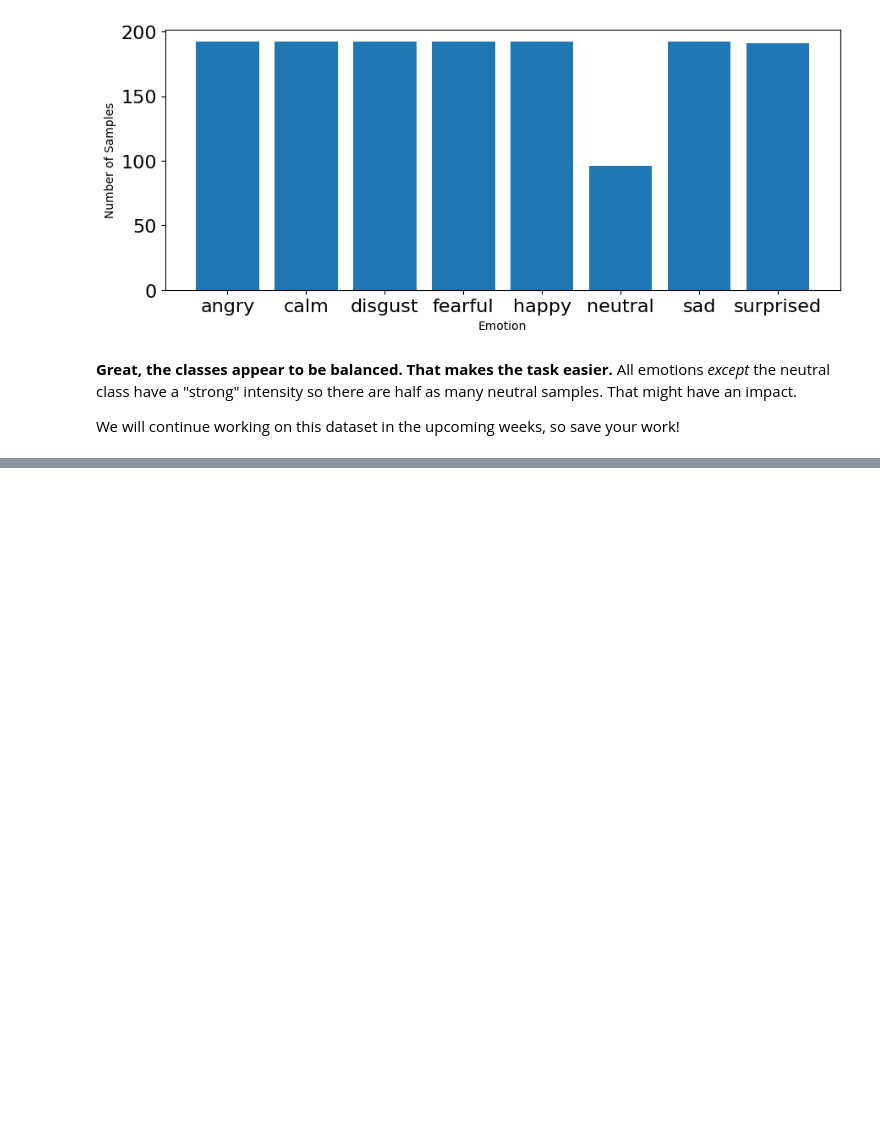
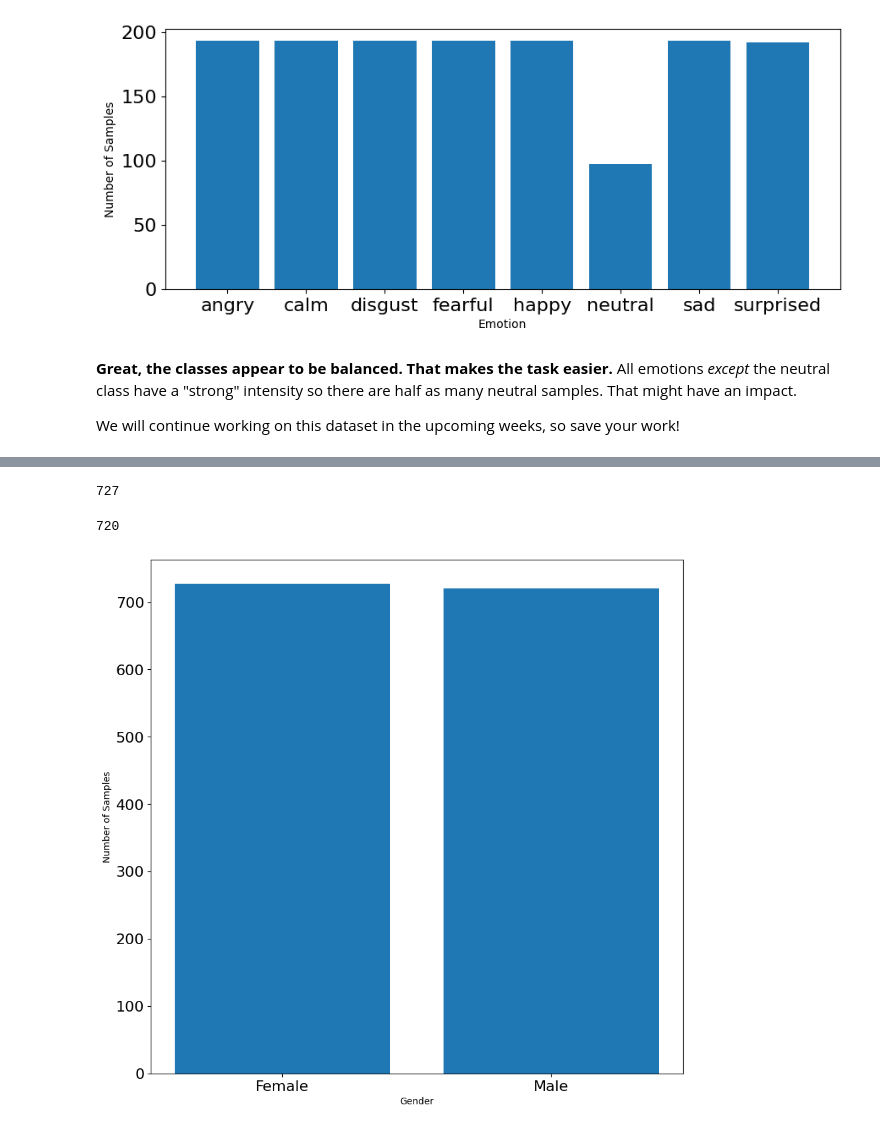
Before and after one commit to triane/Week2_DataPreprocessing, a Jupyter notebook: Week 2.ipynb, the cells around one changed output, grey strips where cells are left out. Saved outputs shown, nothing was run; the diff lists cells and outputs as text; code cells hidden in the pictures; blank space fills up the shorter version.

```diff
--- a/Week 2.ipynb
+++ b/Week 2.ipynb
@@ -717,0 +723,17 @@ We will continue working on this dataset in the upcoming weeks, so save your wor
+# %%
+
+def load_data_gender():
+    femaleActor = 0
+    maleActor = 0
+    for file in glob.glob("/content/drive/MyDrive/IAT 360/Audio Data/Actor_*/*.wav"):
+    #for file in [list_]:
+        file_name=os.path.basename(file)
+
+        gender=file_name.split("-")[6].strip('.wav')
+        num = int(gender)
+        if num % 2 == 0:
+          femaleActor += 1
+          #print(femaleActor)
+        else:
+          maleActor += 1
+    return femaleActor, maleActor
@@ -717,0 +742,8 @@ We will continue working on this dataset in the upcoming weeks, so save your wor
+# %%
+print(f)
+# %% [output]
+727
+# %%
+m
+# %% [output]
+720
@@ -717,0 +752,14 @@ We will continue working on this dataset in the upcoming weeks, so save your wor
+# %%
+#plot gender bias
+plt.figure(figsize=(35,10))
+plt.subplot(1,3,1)
+f,m =load_data_gender()
+plt.bar(x=range(2), height= load_data_gender())
+#plt.bar(x=range(2), height= [f,m] )
+plt.xticks(ticks=range(2), labels = ['Female', 'Male'],fontsize=10)
+plt.xlabel('Gender')
+plt.tick_params(labelsize=16)
+plt.ylabel('Number of Samples')
+plt.show()
+# %% [output]
+[figure, added]
```
Also changed, not shown: parts of 4 cells of this notebook.
